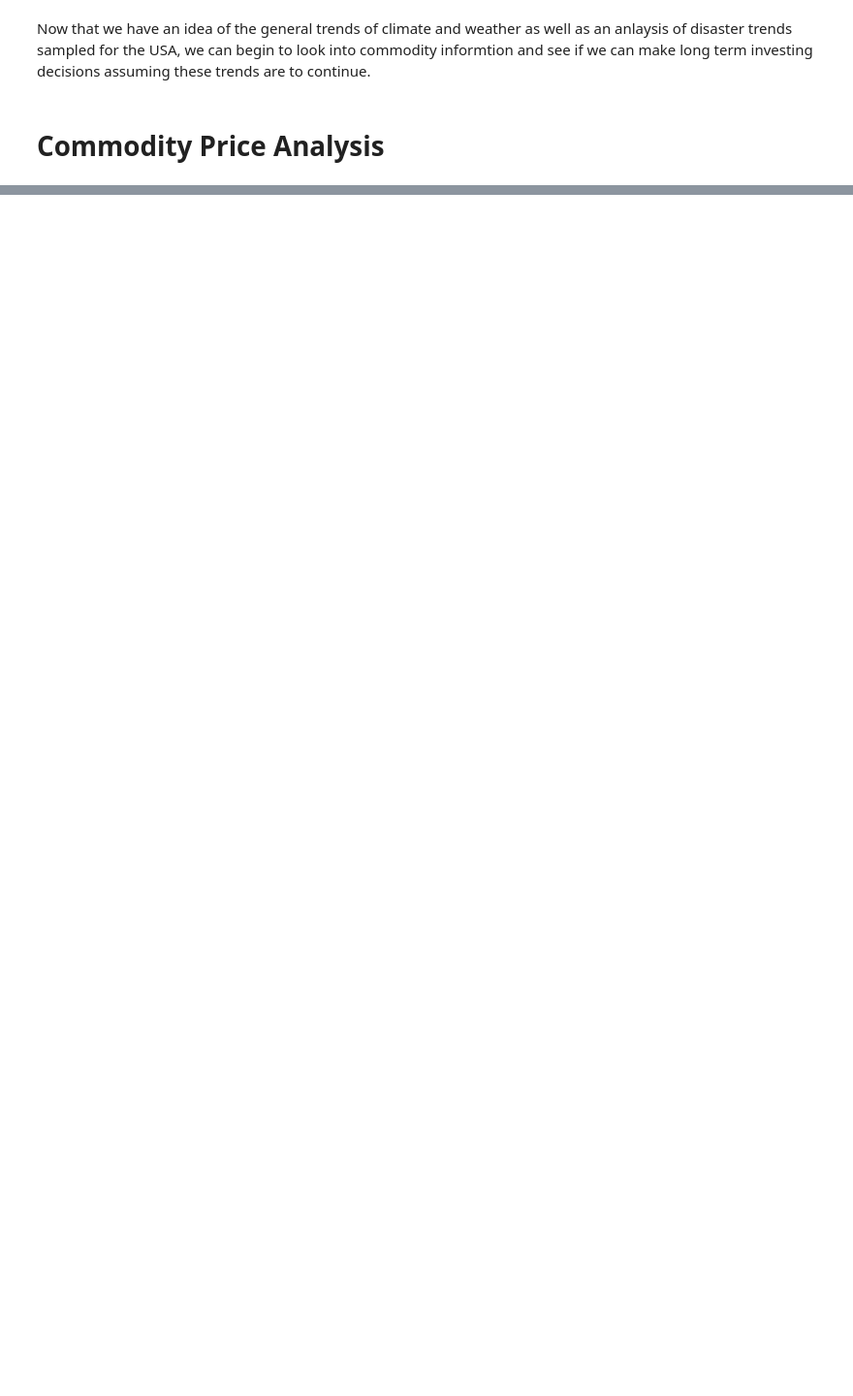
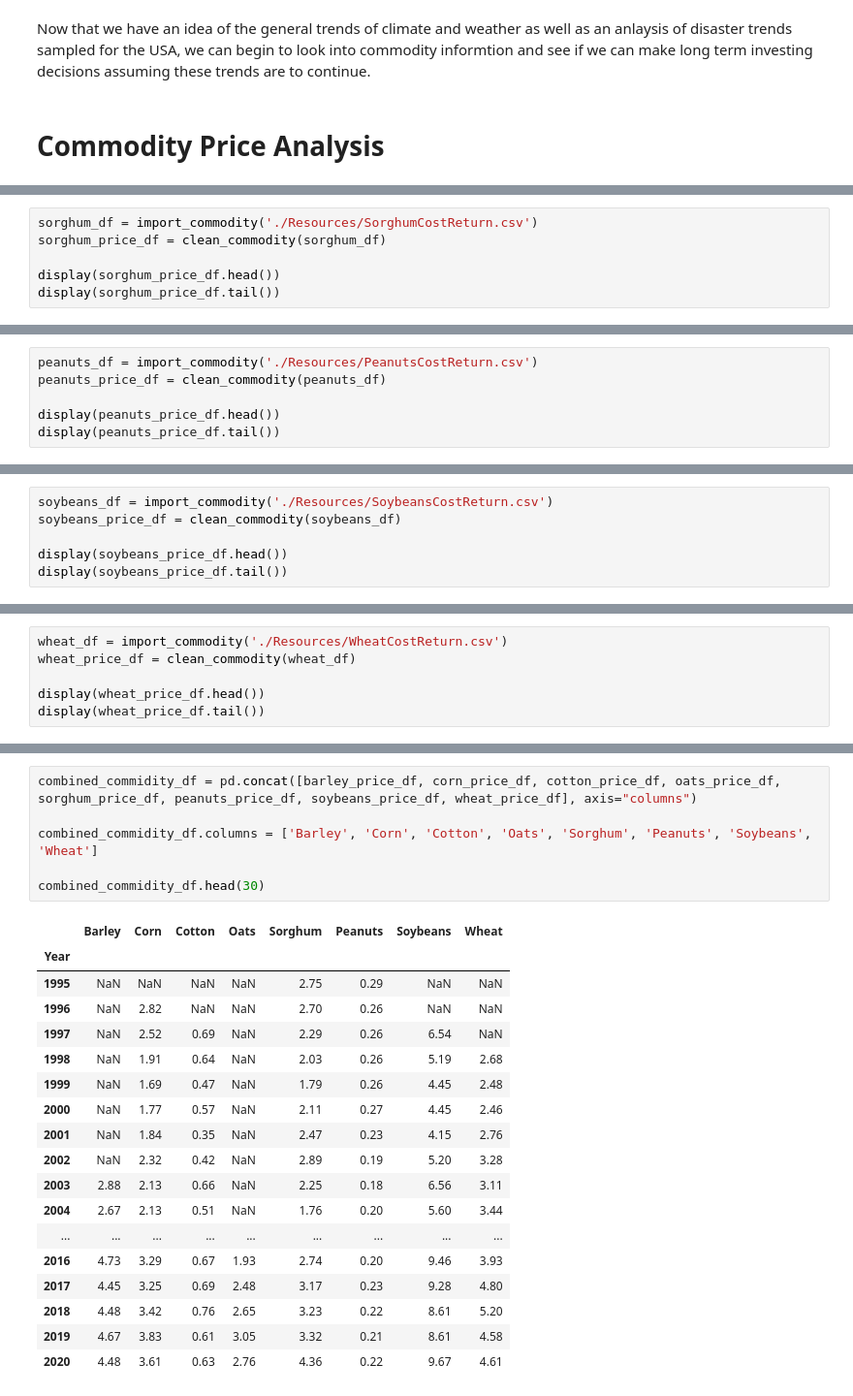
Before and after one commit to joshuacreveling/Group_Project_1, a Jupyter notebook: commodities_prices_vs_climate_change.ipynb, the cells around one changed output, grey strips where cells are left out. Shown at 97% size. Cells and saved outputs as stored; diff of their text form; blank space fills up the shorter version.

```diff
--- a/commodities_prices_vs_climate_change.ipynb
+++ b/commodities_prices_vs_climate_change.ipynb
@@ -602,0 +634,6 @@ ax.legend(['Barley Price',
+# %%
+sorghum_df = import_commodity('./Resources/SorghumCostReturn.csv')
+sorghum_price_df = clean_commodity(sorghum_df)
+
+display(sorghum_price_df.head())
+display(sorghum_price_df.tail())
@@ -602,0 +655,6 @@ ax.legend(['Barley Price',
+# %%
+peanuts_df = import_commodity('./Resources/PeanutsCostReturn.csv')
+peanuts_price_df = clean_commodity(peanuts_df)
+
+display(peanuts_price_df.head())
+display(peanuts_price_df.tail())
@@ -602,0 +676,6 @@ ax.legend(['Barley Price',
+# %%
+soybeans_df = import_commodity('./Resources/SoybeansCostReturn.csv')
+soybeans_price_df = clean_commodity(soybeans_df)
+
+display(soybeans_price_df.head())
+display(soybeans_price_df.tail())
@@ -602,0 +697,6 @@ ax.legend(['Barley Price',
+# %%
+wheat_df = import_commodity('./Resources/WheatCostReturn.csv')
+wheat_price_df = clean_commodity(wheat_df)
+
+display(wheat_price_df.head())
+display(wheat_price_df.tail())
@@ -602,0 +718,25 @@ ax.legend(['Barley Price',
+# %%
+combined_commidity_df = pd.concat([barley_price_df, corn_price_df, cotton_price_df, oats_price_df, sorghum_price_df, peanuts_price_df, soybeans_price_df, wheat_price_df], axis="columns")
+
+combined_commidity_df.columns = ['Barley', 'Corn', 'Cotton', 'Oats', 'Sorghum', 'Peanuts', 'Soybeans', 'Wheat']
+
+combined_commidity_df.head(30)
+# %% [output]
+|  | Barley | Corn | Cotton | Oats | Sorghum | Peanuts | Soybeans | Wheat |
+| Year |  |  |  |  |  |  |  |  |
+| 1995 | NaN | NaN | NaN | NaN | 2.75 | 0.29 | NaN | NaN |
+| 1996 | NaN | 2.82 | NaN | NaN | 2.70 | 0.26 | NaN | NaN |
+| 1997 | NaN | 2.52 | 0.69 | NaN | 2.29 | 0.26 | 6.54 | NaN |
+| 1998 | NaN | 1.91 | 0.64 | NaN | 2.03 | 0.26 | 5.19 | 2.68 |
+| 1999 | NaN | 1.69 | 0.47 | NaN | 1.79 | 0.26 | 4.45 | 2.48 |
+| 2000 | NaN | 1.77 | 0.57 | NaN | 2.11 | 0.27 | 4.45 | 2.46 |
+| 2001 | NaN | 1.84 | 0.35 | NaN | 2.47 | 0.23 | 4.15 | 2.76 |
+| 2002 | NaN | 2.32 | 0.42 | NaN | 2.89 | 0.19 | 5.20 | 3.28 |
+| 2003 | 2.88 | 2.13 | 0.66 | NaN | 2.25 | 0.18 | 6.56 | 3.11 |
+| 2004 | 2.67 | 2.13 | 0.51 | NaN | 1.76 | 0.20 | 5.60 | 3.44 |
+| ... | ... | ... | ... | ... | ... | ... | ... | ... |
+| 2016 | 4.73 | 3.29 | 0.67 | 1.93 | 2.74 | 0.20 | 9.46 | 3.93 |
+| 2017 | 4.45 | 3.25 | 0.69 | 2.48 | 3.17 | 0.23 | 9.28 | 4.80 |
+| 2018 | 4.48 | 3.42 | 0.76 | 2.65 | 3.23 | 0.22 | 8.61 | 5.20 |
+| 2019 | 4.67 | 3.83 | 0.61 | 3.05 | 3.32 | 0.21 | 8.61 | 4.58 |
+| 2020 | 4.48 | 3.61 | 0.63 | 2.76 | 4.36 | 0.22 | 9.67 | 4.61 |
```
Also changed, not shown: parts of 18 cells of this notebook.
